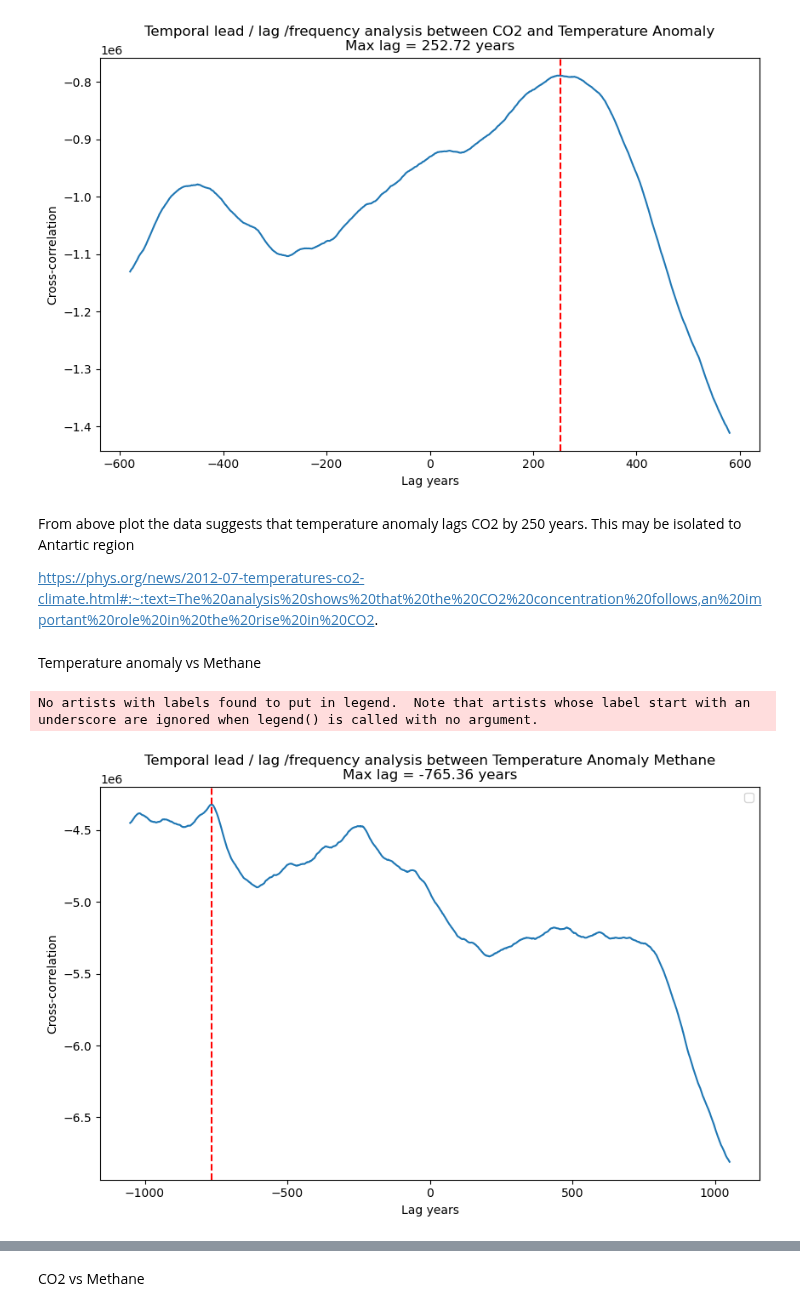
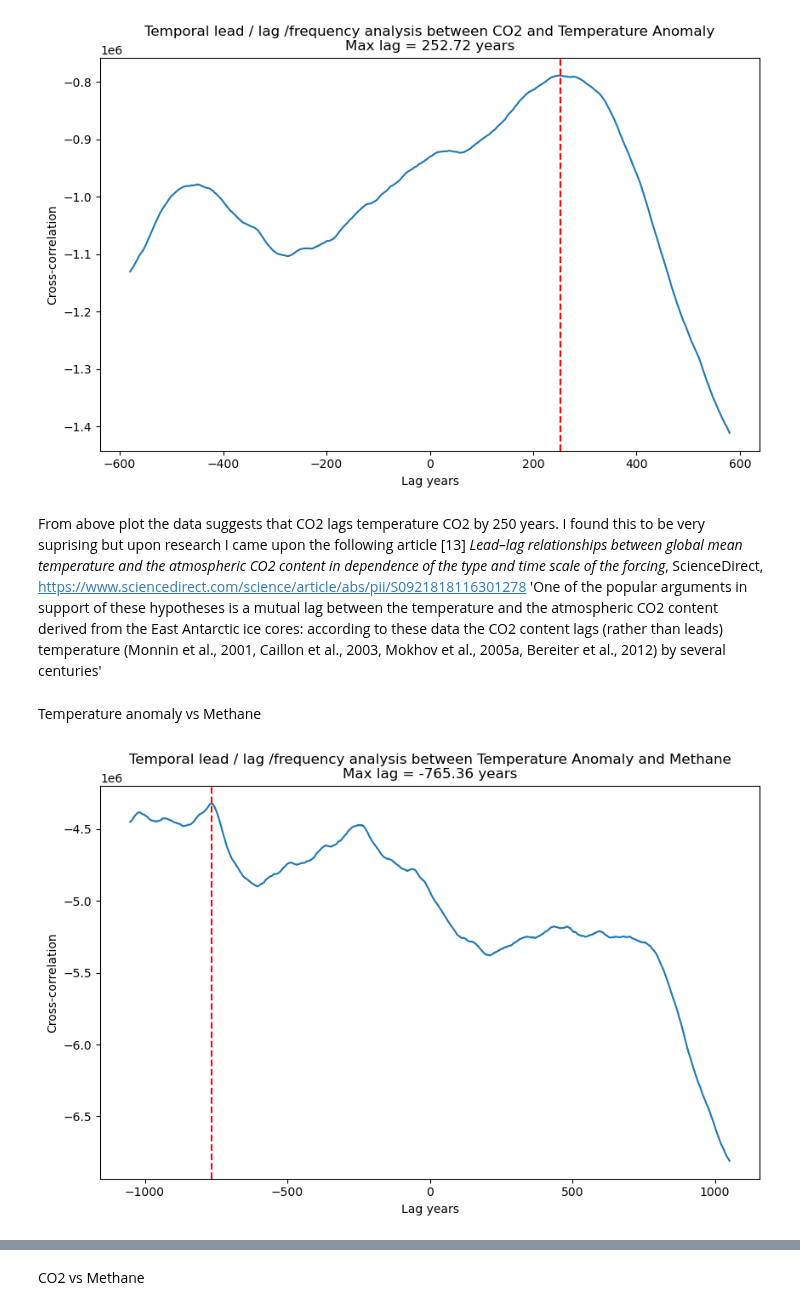
Before and after one commit to dectan/Programming-for-Data-Analysis-Project-2, a Jupyter notebook: Project 2.ipynb, the cells around one changed output, grey strips where cells are left out. Saved outputs shown, nothing was run; the diff lists cells and outputs as text; code cells hidden in the pictures.

```diff
--- a/Project 2.ipynb
+++ b/Project 2.ipynb
@@ -722,11 +684,9 @@ plt.title(f'Temporal lead / lag /frequency analysis between CO2 and Temperature
 plt.show()
 # %% [output]
 [figure]
-# %% [markdown]
-From above plot the data suggests that temperature anomaly lags CO2 by 250  years. This may be isolated to Antartic region
-
-
-https://phys.org/news/2012-07-temperatures-co2-climate.html#:~:text=The%20analysis%20shows%20that%20the%20CO2%20concentration%20follows,an%20important%20role%20in%20the%20rise%20in%20CO2.
+# %% [markdown]
+From above plot the data suggests that  CO2 lags temperature  CO2 by 250  years. I found this to be very suprising but upon research I came upon the following article [13] *Lead–lag relationships between global mean temperature and the atmospheric CO2 content in dependence of the type and time scale of the forcing*, ScienceDirect, https://www.sciencedirect.com/science/article/abs/pii/S0921818116301278
+'One of the popular arguments in support of these hypotheses is a mutual lag between the temperature and the atmospheric CO2 content derived from the East Antarctic ice cores: according to these data the CO2 content lags (rather than leads) temperature (Monnin et al., 2001, Caillon et al., 2003, Mokhov et al., 2005a, Bereiter et al., 2012) by several centuries'
 # %% [markdown]
 Temperature anomaly vs Methane
 # %%
@@ -738,13 +697,12 @@ max_lag = lags[np.argmax(corr)]
 # %%
 plt.figure(figsize=(10, 6))
 plt.plot(lags, corr)
 plt.axvline(max_lag, color='red', linestyle='--')
 plt.xlabel('Lag years')
 plt.ylabel('Cross-correlation')
-plt.title(f'Temporal lead / lag /frequency analysis between Temperature Anomaly Methane\nMax lag = {max_lag:.2f} years')
-plt.legend()
+plt.title(f'Temporal lead / lag /frequency analysis between Temperature Anomaly and Methane\nMax lag = {max_lag:.2f} years')
+#plt.legend()
 plt.show()
 # %% [output]
-No artists with labels found to put in legend.  Note that artists whose label start with an underscore are ignored when legend() is called with no argument.
-[figure, old version]
+[figure, new version]
 # %% [markdown]
```
Also changed, not shown: parts of 51 cells of this notebook.
